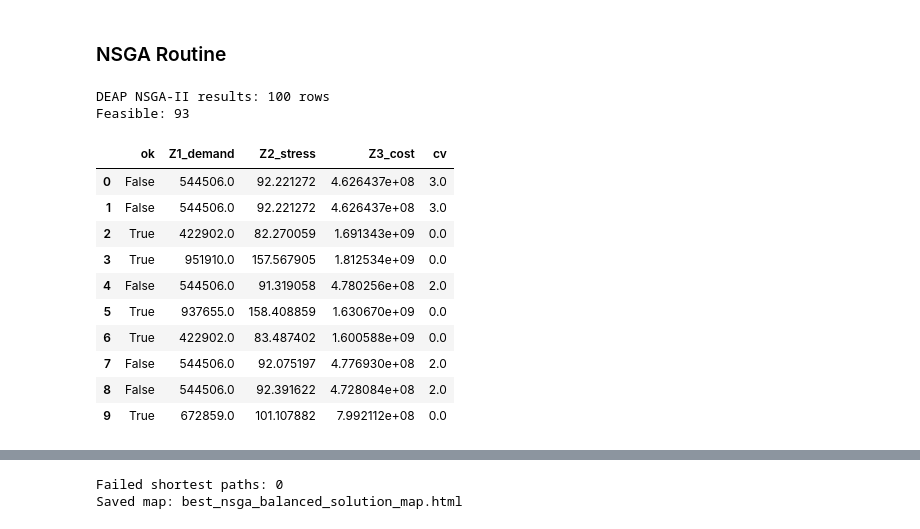
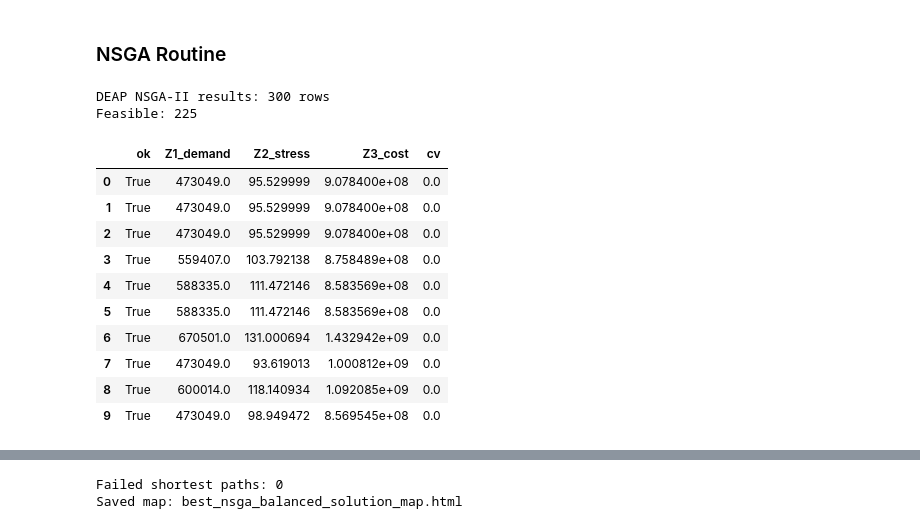
Before and after one commit to jmanzolli/VeloraApp, a Jupyter notebook: BIXI_Data_V6_ReadingFiles.ipynb, the cells around one changed output, grey strips where cells are left out. Cells and saved outputs as stored; diff of their text form; code cells hidden in the pictures.

```diff
--- a/BIXI_Data_V6_ReadingFiles.ipynb
+++ b/BIXI_Data_V6_ReadingFiles.ipynb
@@ -1099,8 +1099,8 @@ from tqdm import tqdm
 # ----------------------------
 # Hyperparameters (tune later)
 # ----------------------------
-DEAP_POP   = 100   # used 2000; start smaller for speed, then increase
-DEAP_GEN   = 300
+DEAP_POP   = 300   # used 2000; start smaller for speed, then increase
+DEAP_GEN   = 20
 DEAP_CXPB  = 0.9
 DEAP_MUTPB = 0.2
 DEAP_SEED  = 42
@@ -1355,45 +1355,45 @@ for gen in tqdm(range(DEAP_GEN), desc="DEAP NSGA-II", unit="gen"):
     pop = toolbox.select(pop + offspring, DEAP_POP)
 
     # --- Log statistics ---
     fits = [ind.fitness.values for ind in pop]
     min_fit = np.min(fits, axis=0)
     max_fit = np.max(fits, axis=0)
     avg_fit = np.mean(fits, axis=0)
     logbook.record(gen=gen, nevals=len(invalid), min=min_fit, max=max_fit, avg=avg_fit)
 
 # ----------------------------
 # Build results table
 # ----------------------------
 rows = []
 for ind in pop:
     y, x, z = _decode(ind)
     Z1 = sum(_D[i] * y[i] for i in _N)
     Z2 = sum(get_LTS(i, j) * x[(i, j)] for (i, j) in _L)
     Z3 = sum(get_Cup(i, j) * x[(i, j)] for (i, j) in _L) + C_dock * sum(z[i] for i in _N)
     if C_station > 0:
         Z3 += C_station * sum(y.values())
 
     cv = _constraint_violation(y, x, z)
     rows.append({"ok": cv == 0, "Z1_demand": Z1, "Z2_stress": Z2, "Z3_cost": Z3, "cv": cv})
 
 df_nsga_deap = pd.DataFrame(rows)
 print("DEAP NSGA-II results:", len(df_nsga_deap), "rows")
 print("Feasible:", int(df_nsga_deap["ok"].sum()))
 df_nsga_deap.head(10)
 # %% [output]
-DEAP NSGA-II results: 100 rows
-Feasible: 93
+DEAP NSGA-II results: 300 rows
+Feasible: 225
 |  | ok | Z1_demand | Z2_stress | Z3_cost | cv |
-| 0 | False | 544506.0 | 92.221272 | 4.626437e+08 | 3.0 |
-| 1 | False | 544506.0 | 92.221272 | 4.626437e+08 | 3.0 |
-| 2 | True | 422902.0 | 82.270059 | 1.691343e+09 | 0.0 |
-| 3 | True | 951910.0 | 157.567905 | 1.812534e+09 | 0.0 |
-| 4 | False | 544506.0 | 91.319058 | 4.780256e+08 | 2.0 |
-| 5 | True | 937655.0 | 158.408859 | 1.630670e+09 | 0.0 |
-| 6 | True | 422902.0 | 83.487402 | 1.600588e+09 | 0.0 |
-| 7 | False | 544506.0 | 92.075197 | 4.776930e+08 | 2.0 |
-| 8 | False | 544506.0 | 92.391622 | 4.728084e+08 | 2.0 |
-| 9 | True | 672859.0 | 101.107882 | 7.992112e+08 | 0.0 |
+| 0 | True | 473049.0 | 95.529999 | 9.078400e+08 | 0.0 |
+| 1 | True | 473049.0 | 95.529999 | 9.078400e+08 | 0.0 |
+| 2 | True | 473049.0 | 95.529999 | 9.078400e+08 | 0.0 |
+| 3 | True | 559407.0 | 103.792138 | 8.758489e+08 | 0.0 |
+| 4 | True | 588335.0 | 111.472146 | 8.583569e+08 | 0.0 |
+| 5 | True | 588335.0 | 111.472146 | 8.583569e+08 | 0.0 |
+| 6 | True | 670501.0 | 131.000694 | 1.432942e+09 | 0.0 |
+| 7 | True | 473049.0 | 93.619013 | 1.000812e+09 | 0.0 |
+| 8 | True | 600014.0 | 118.140934 | 1.092085e+09 | 0.0 |
+| 9 | True | 473049.0 | 98.949472 | 8.569545e+08 | 0.0 |
 # %%
 # ============================================================
 # A) Pick best solution from NSGA population and save outputs
```
Also changed, not shown: parts of 3 cells of this notebook.
